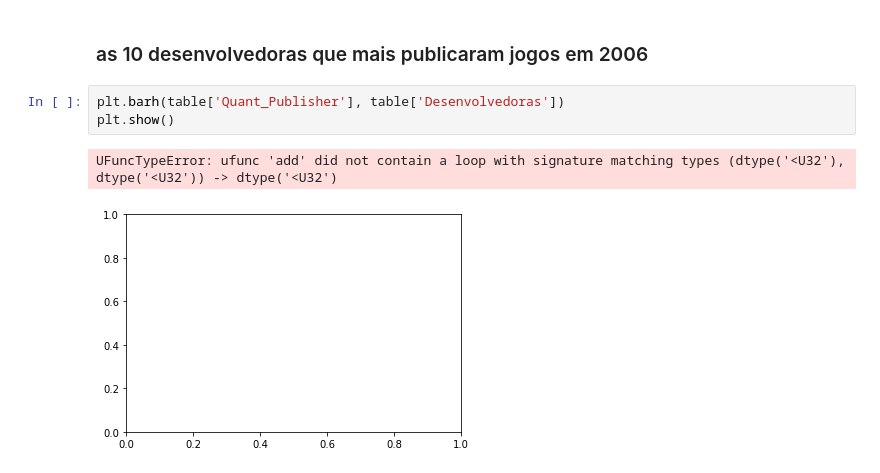
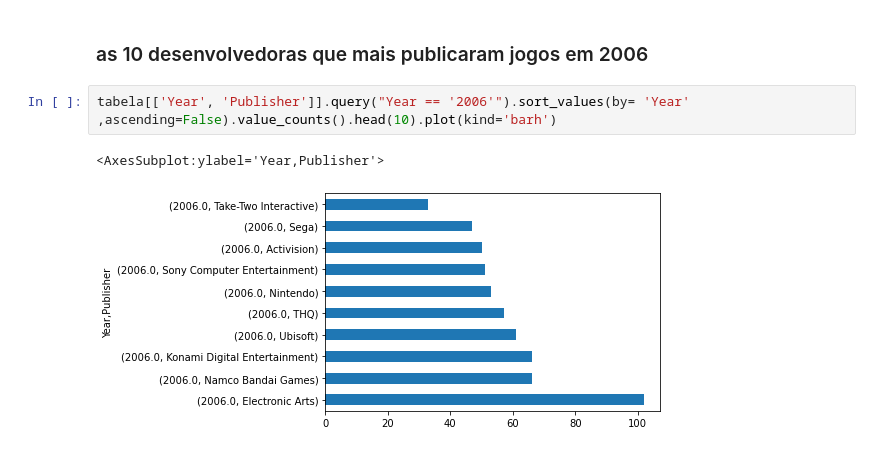
Before and after one commit to DevRaphael7/exercicios_matplotlib, a Jupyter notebook: 005 - Venda de jogos 1980 a 2016.ipynb, the cells around one changed output. Cells and saved outputs as stored; diff of their text form.

```diff
--- a/005 - Venda de jogos 1980 a 2016.ipynb
+++ b/005 - Venda de jogos 1980 a 2016.ipynb
@@ -410,8 +384,7 @@ Name: Quant_Publisher, Length: 112, dtype: int64
 # %% [markdown]
 ### as 10 desenvolvedoras que mais publicaram jogos em 2006
-# %%
-plt.barh(table['Quant_Publisher'], table['Desenvolvedoras'])
-plt.show()
-# %% [output]
-UFuncTypeError: ufunc 'add' did not contain a loop with signature matching types (dtype('<U32'), dtype('<U32')) -> dtype('<U32')
-[figure, removed]
+# %%
+tabela[['Year', 'Publisher']].query("Year == '2006'").sort_values(by= 'Year' ,ascending=False).value_counts().head(10).plot(kind='barh')
+# %% [output]
+<AxesSubplot:ylabel='Year,Publisher'>
+[figure, added]
```
Also changed, not shown: parts of 4 cells of this notebook, 1 other file.
